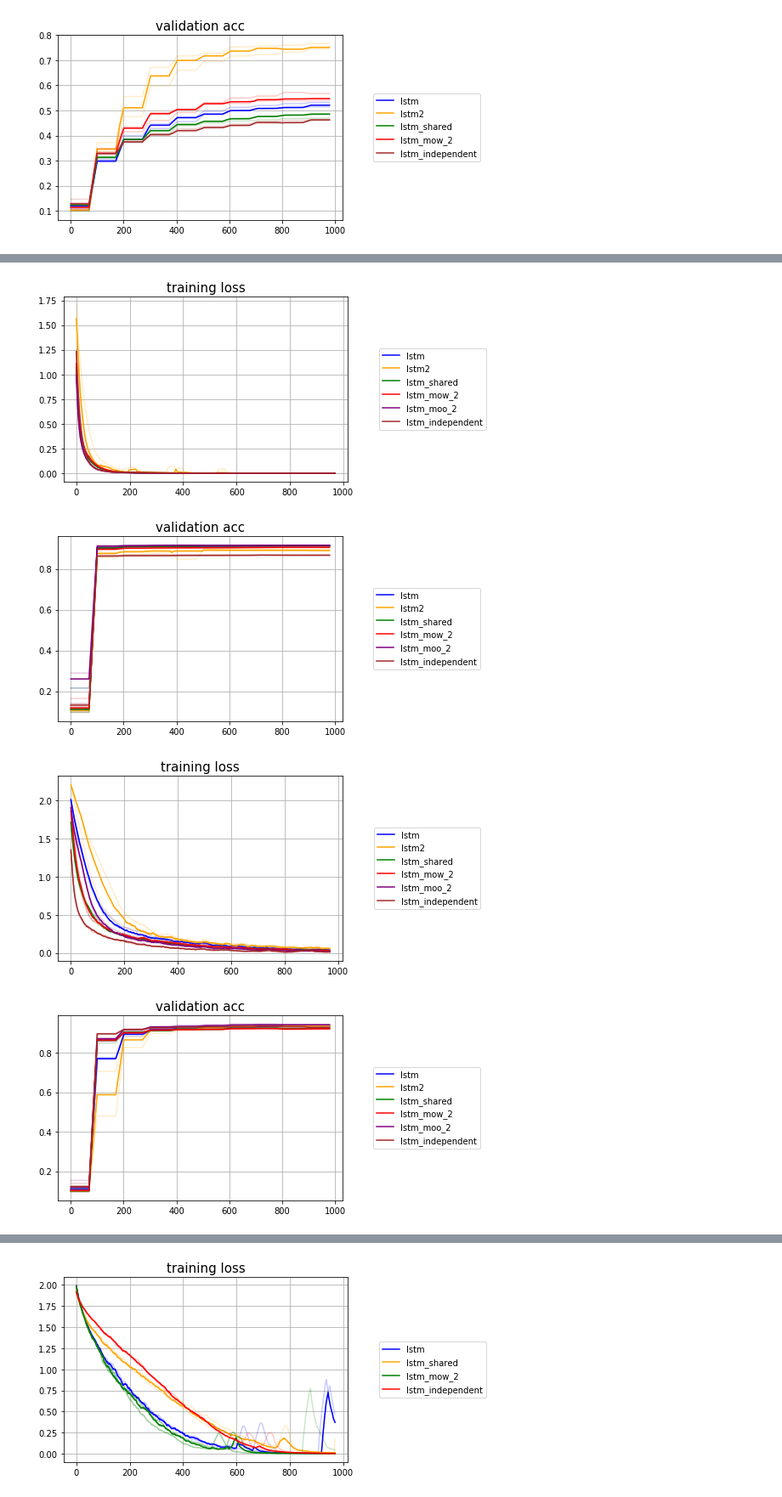
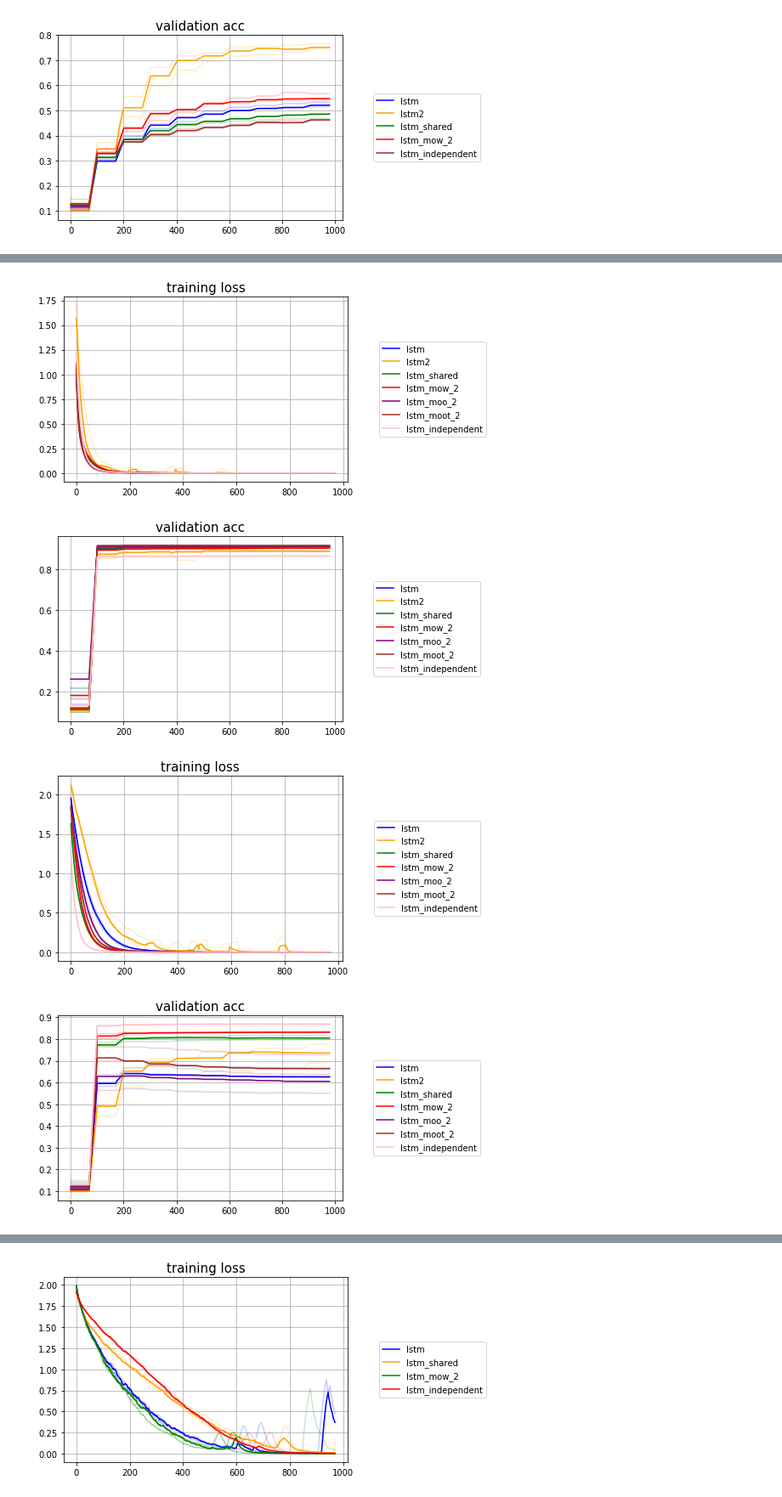
Before and after one commit to nathanwang000/sequence_fun, a Jupyter notebook: sequence_fun_evaluation.ipynb, the cells around one changed output, grey strips where cells are left out. Shown at 85% size. Cells and saved outputs as stored; diff of their text form; code cells hidden in the pictures.

```diff
--- a/sequence_fun_evaluation.ipynb
+++ b/sequence_fun_evaluation.ipynb
@@ -169,31 +171,33 @@ rnn_models = ['lstm.p*',
               'lstm_shared.p*',
               'lstm_mow_2.p*',
               'lstm_moo_2.p*',
+              'lstm_moot_2.p*',
               'lstm_independent.p*']
 mlp_models = [os.path.join(datadir, m) for m in mlp_models]
 rnn_models = [os.path.join(datadir, m) for m in rnn_models]
 
 plot_train_val_multiple(rnn_models)
 # %% [output]
-[figure, old version]
+[figure, new version]
-[figure, old version]
+[figure, new version]
 # %%
-datadir = 'mo_models_2layers/diff_task_10000/*/'
+datadir = 'mo_models_2layers/diff_task_1000/*/'
 
 mlp_models = ['mlp.p*',
               'mlp_shared.p*',
               'mlp_mow*.p*',
               'mlp_independent.p*']
 rnn_models = ['lstm.p*',
               'lstm2.p*',
               'lstm_shared.p*',
               'lstm_mow_2.p*',
               'lstm_moo_2.p*',
+              'lstm_moot_2.p*',
               'lstm_independent.p*']
 mlp_models = [os.path.join(datadir, m) for m in mlp_models]
 rnn_models = [os.path.join(datadir, m) for m in rnn_models]
 
 plot_train_val_multiple(rnn_models)
 # %% [output]
-[figure, old version]
+[figure, new version]
-[figure, old version]
+[figure, new version]
```
Also changed, not shown: parts of 3 cells of this notebook, 7 other files.
